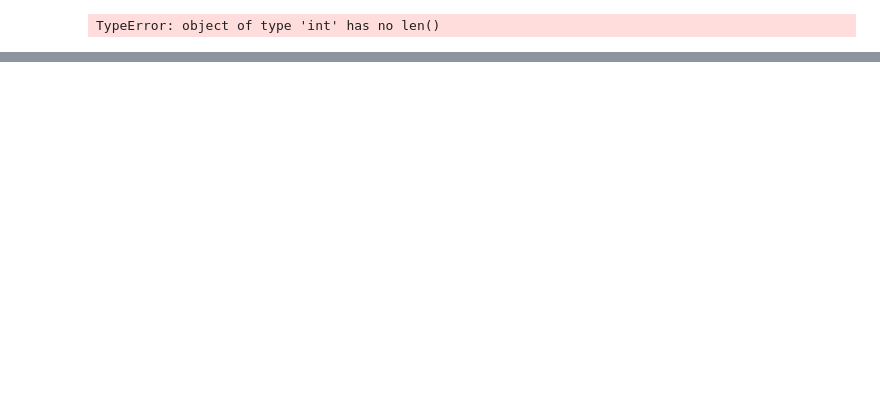
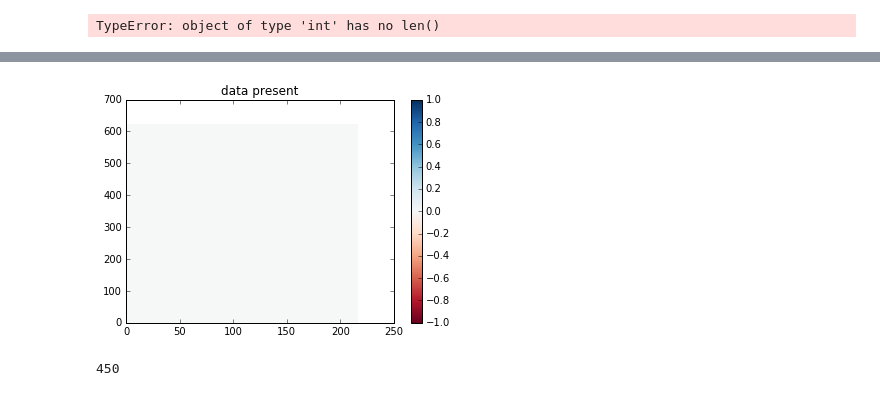
Before and after one commit to mattmacellaio/Insight-code, a Jupyter notebook: load_odata.ipynb, the cells around one changed output, grey strips where cells are left out. Drawn from its saved outputs; the diff is of its cells as text; code cells hidden in the pictures; blank space fills up the shorter version.

```diff
--- a/load_odata.ipynb
+++ b/load_odata.ipynb
@@ -255,3 +220,29 @@ SyntaxError: invalid syntax (<ipython-input-7-5ab8d278f70d>, line 1)
+# %%
+
+useTests_unique=[]
+for i in set(useTests):
+    useTests_unique.append(i)
+
+useTests_names=[]
+for i in useTests_unique:
+    useTests_names.append(colVals[i+indexAssaystart1])
+
+genoCodes_use=[];
+for i in genoCodes[usePt]:
+    genoCodes_use.append(i[useTests_unique])
+
+plt.pcolor(genoCodes_use, cmap='RdBu', vmin=-1, vmax=1)
+plt.title('data present')
+# set the limits of the plot to the limits of the data
+# plt.axis([x.min(), x.max(), y.min(), y.max()])
+plt.colorbar()
+plt.show()
+# %% [output]
+[figure, added]
+# %%
+testn
+# %% [output]
+450
 # %%
 #check if CYP/rs/C_ data compare as expected
 concatTests = [categoryData[colVals.index('CYP2C19*2/681G>A')],categoryData[colVals.index('rs4244285')],categoryData[colVals.index('C__25986767_70')]]
```
Also changed, not shown: parts of 17 cells of this notebook.
